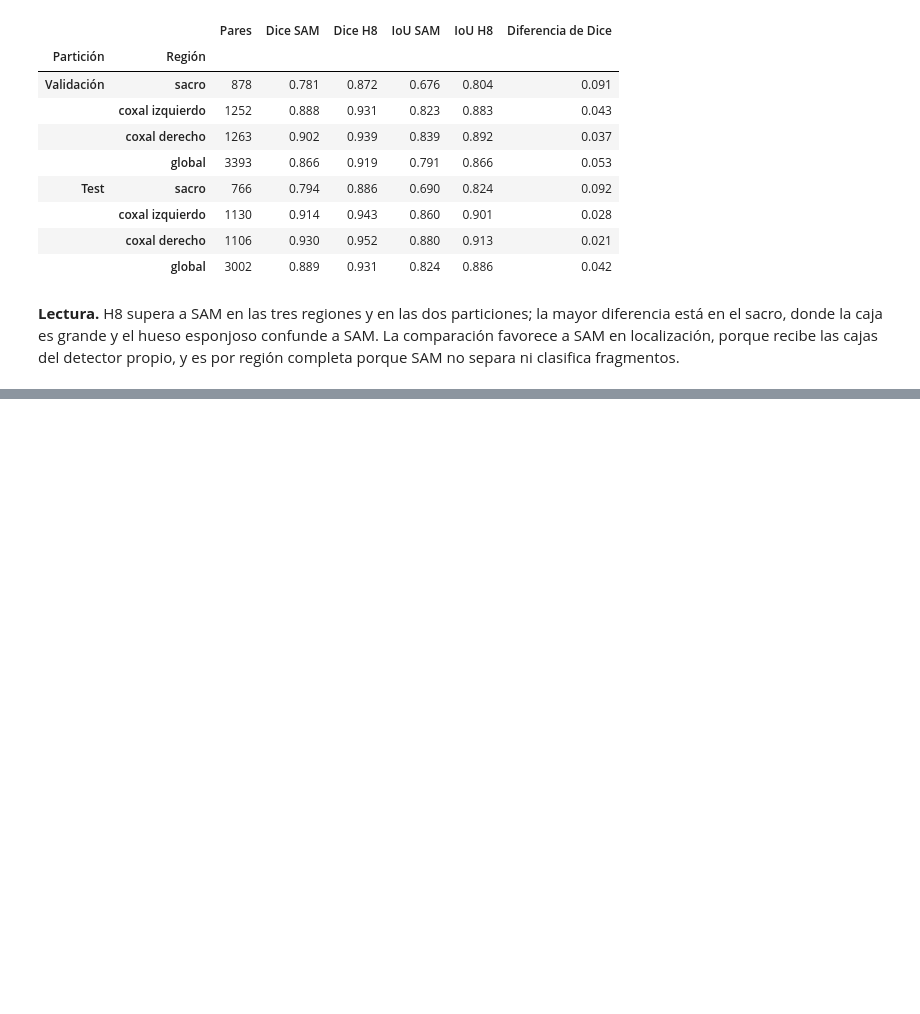
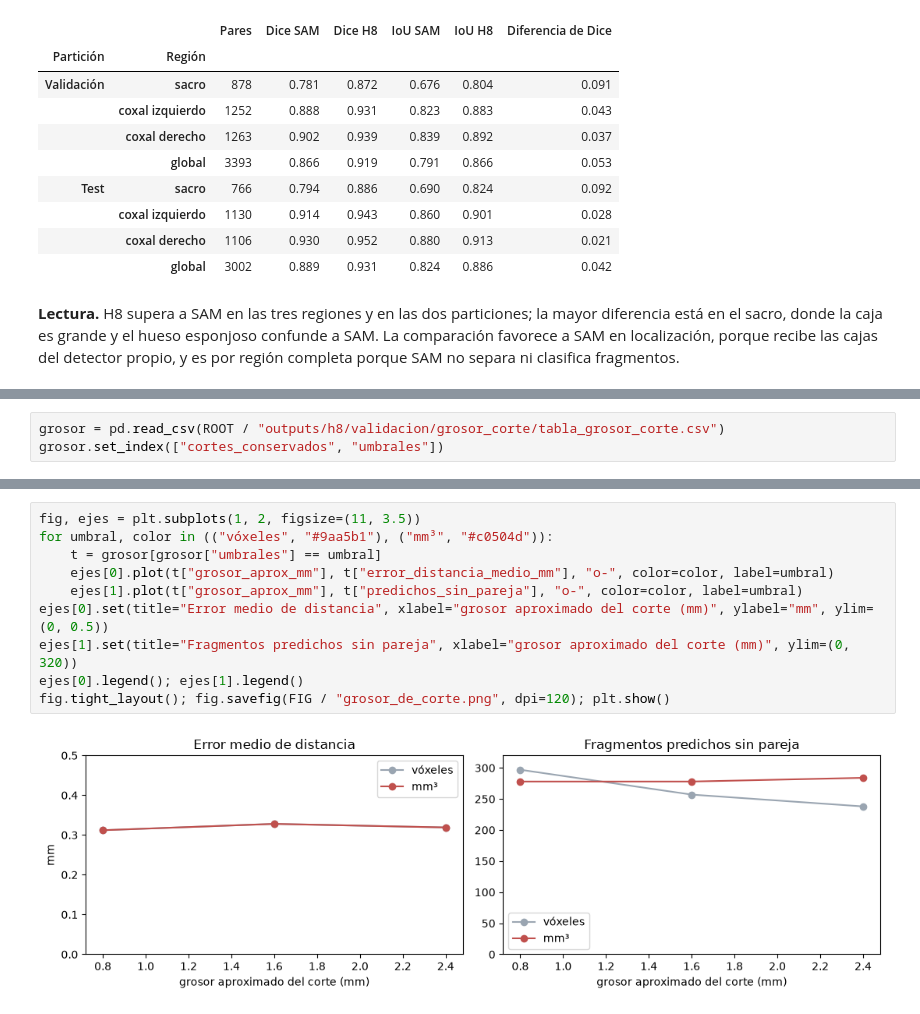
Before and after one commit to pengwin-analitica-2026/proyecto2-analitica-datos, a Jupyter notebook: notebooks/11_modelo_h8.ipynb, the cells around one changed output, grey strips where cells are left out. Cells and saved outputs as stored; diff of their text form; blank space fills up the shorter version.

```diff
--- a/notebooks/11_modelo_h8.ipynb
+++ b/notebooks/11_modelo_h8.ipynb
@@ -467,0 +478,3 @@ SAM no separa ni clasifica fragmentos.
+# %%
+grosor = pd.read_csv(ROOT / "outputs/h8/validacion/grosor_corte/tabla_grosor_corte.csv")
+grosor.set_index(["cortes_conservados", "umbrales"])
@@ -467,0 +490,12 @@ SAM no separa ni clasifica fragmentos.
+# %%
+fig, ejes = plt.subplots(1, 2, figsize=(11, 3.5))
+for umbral, color in (("vóxeles", "#9aa5b1"), ("mm³", "#c0504d")):
+    t = grosor[grosor["umbrales"] == umbral]
+    ejes[0].plot(t["grosor_aprox_mm"], t["error_distancia_medio_mm"], "o-", color=color, label=umbral)
+    ejes[1].plot(t["grosor_aprox_mm"], t["predichos_sin_pareja"], "o-", color=color, label=umbral)
+ejes[0].set(title="Error medio de distancia", xlabel="grosor aproximado del corte (mm)", ylabel="mm", ylim=(0, 0.5))
+ejes[1].set(title="Fragmentos predichos sin pareja", xlabel="grosor aproximado del corte (mm)", ylim=(0, 320))
+ejes[0].legend(); ejes[1].legend()
+fig.tight_layout(); fig.savefig(FIG / "grosor_de_corte.png", dpi=120); plt.show()
+# %% [output]
+[figure, added]
```
Also changed, not shown: parts of 6 cells of this notebook, 35 other files.
